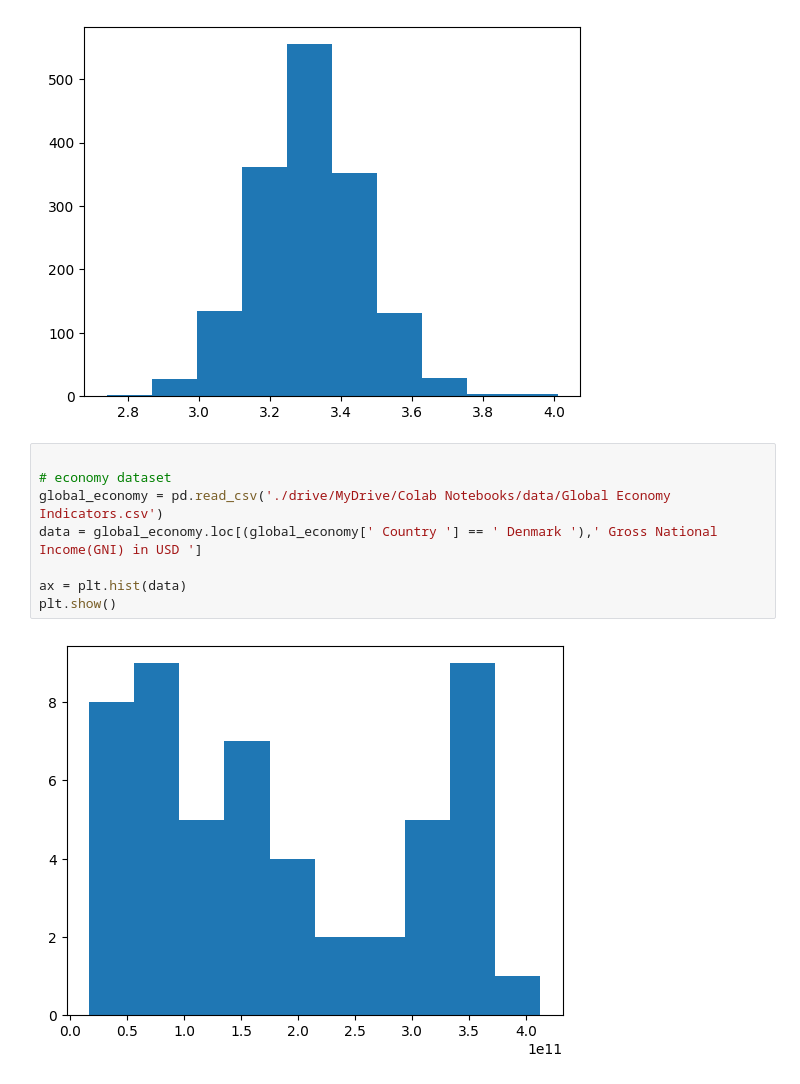
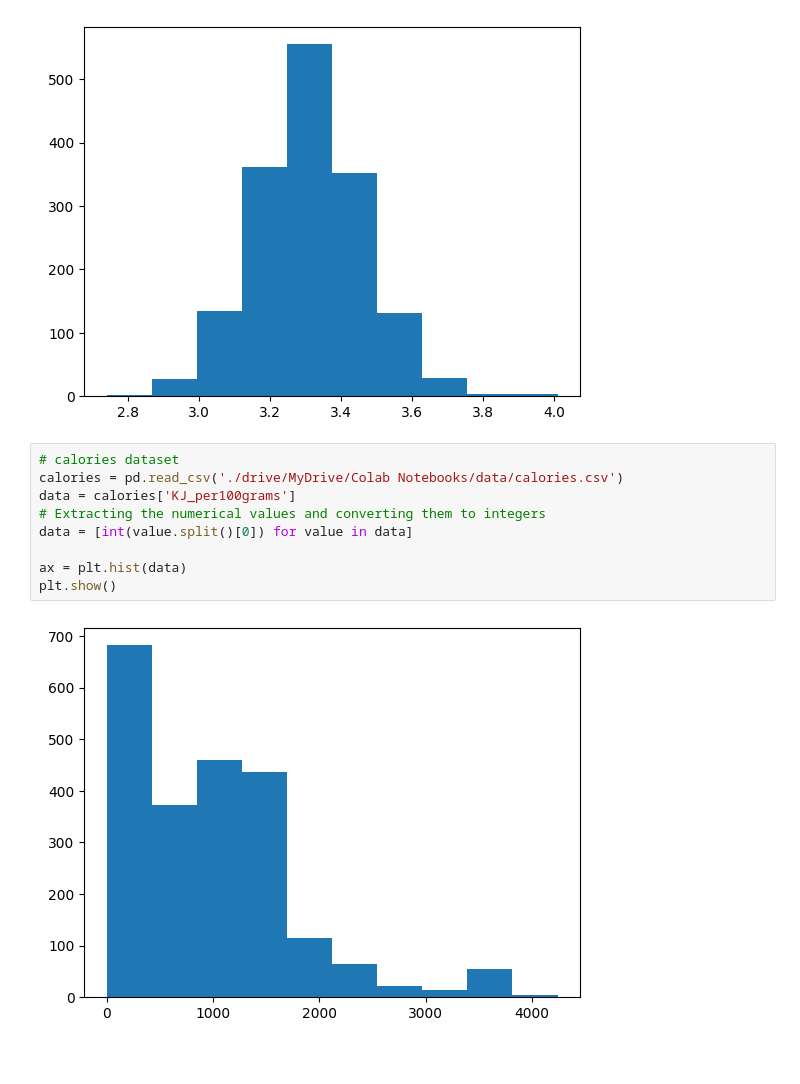
Before and after one commit to Dansk04/AML, a Jupyter notebook: Ex2.boxplot_work.ipynb, the cells around one changed output. Saved outputs shown, nothing was run; the diff lists cells and outputs as text.

```diff
--- a/Ex2.boxplot_work.ipynb
+++ b/Ex2.boxplot_work.ipynb
@@ -81,15 +81,16 @@ plt.show()
 # %% [output]
 [figure]
 # %%
-
-# economy dataset
-global_economy = pd.read_csv('./drive/MyDrive/Colab Notebooks/data/Global Economy Indicators.csv')
-data = global_economy.loc[(global_economy[' Country '] == ' Denmark '),' Gross National Income(GNI) in USD ']
+# calories dataset
+calories = pd.read_csv('./drive/MyDrive/Colab Notebooks/data/calories.csv')
+data = calories['KJ_per100grams']
+# Extracting the numerical values and converting them to integers
+data = [int(value.split()[0]) for value in data]
 
 ax = plt.hist(data)
 plt.show()
 # %% [output]
-[figure, old version]
+[figure, new version]
 # %%
 sns.boxplot(data=data)
 plt.show()
```
Also changed, not shown: parts of 1 cell of this notebook.
